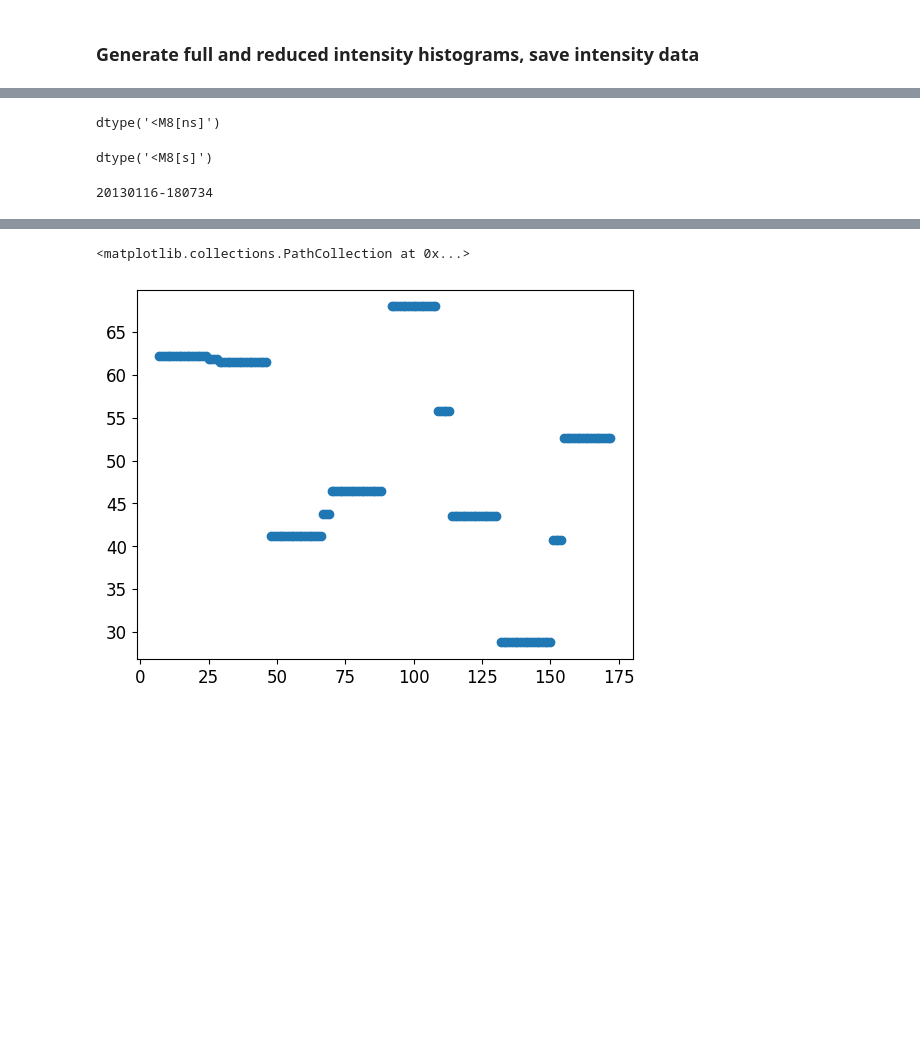
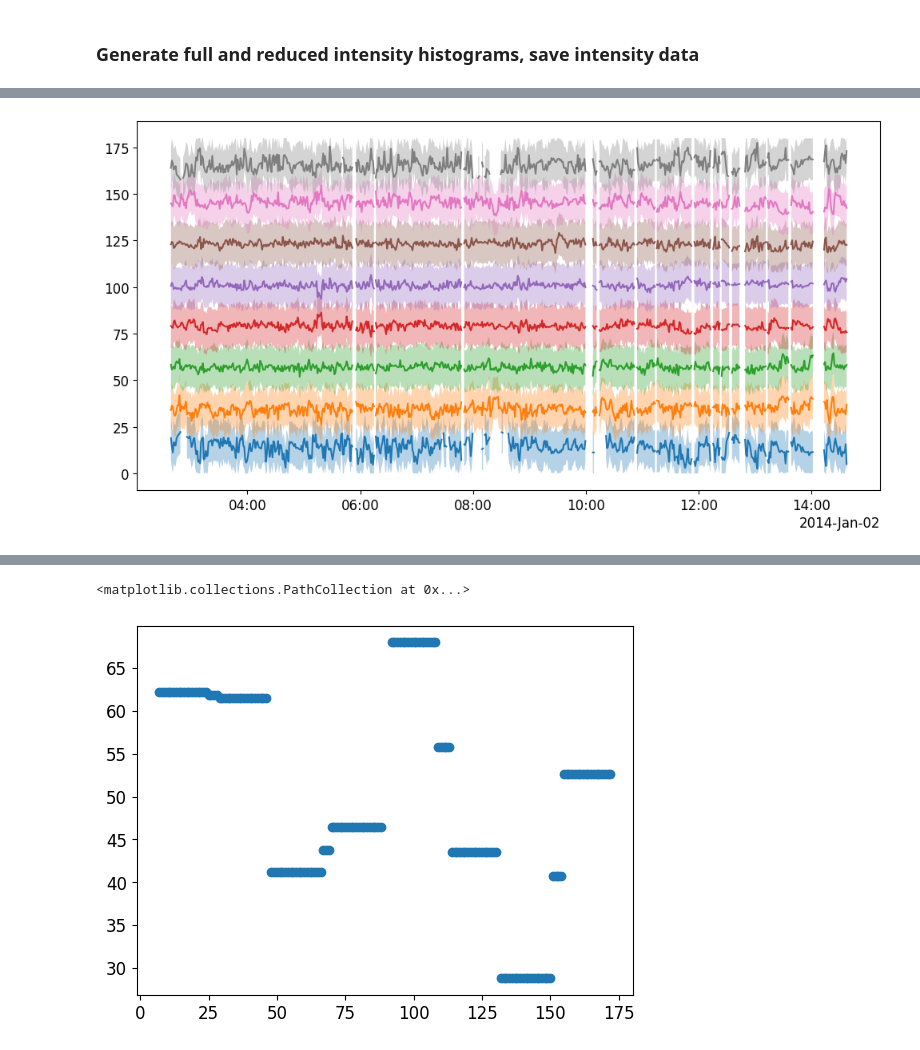
Before and after one commit to ojsant/gradu, a Jupyter notebook: preprocessing.ipynb, the cells around one changed output, grey strips where cells are left out. Saved outputs shown, nothing was run; the diff lists cells and outputs as text; code cells hidden in the pictures; blank space fills up the shorter version.

```diff
--- a/preprocessing.ipynb
+++ b/preprocessing.ipynb
@@ -31,11 +32,10 @@ filehandler = logging.FileHandler(filename="./logs/solo_cov.log", encoding="utf-
 streamhandler = logging.StreamHandler(sys.stdout)
 logging.basicConfig(level=logging.INFO, format='%(asctime)s %(message)s', datefmt='%m/%d/%Y %H:%M:%S', handlers=[filehandler, streamhandler], force=True)
 
-bin_width_deg = 1
+bins = 8
 time_avg_min = 1
-root_path = Path(".")
-data_path = root_path / "data" / "datafiles"
-save_path = Path(".") / "data" / "coverages" / f"{time_avg_min}min_{bin_width_deg}deg"
+data_path = Path("./data/datafiles")
+save_path = Path(f"./data/coverages/{time_avg_min}min_{bins}bins")
 
 data_path.mkdir(exist_ok=True)
 save_path.mkdir(exist_ok=True)
@@ -85,7 +85,8 @@ for i in range(start, max_days):
             df_cov[(direction, "min")] = df[pa_col] - df[pa_sigma_col]
             df_cov[(direction, "max")] = df[pa_col] + df[pa_sigma_col]
 
-        X1, Y1, solo_cov = convert_to_bool_coverage(df_cov, sc=solo, bin_width_deg=bin_width_deg)
+        break
+        X1, Y1, solo_cov = convert_to_bool_coverage(df_cov, sc=solo, bins=bins)
 
         # Generate 2 random 12 hour coverages
 
@@ -94,7 +95,7 @@ for i in range(start, max_days):
             start_dt = (date+dt.timedelta(minutes=random_start*time_avg_min))
             cov = solo_cov[random_start:random_start+12*60//time_avg_min]
             logging.info(f"Generated 12 hr coverage with shape {cov.shape}")
-            np.save(save_path / f"solo_{start_dt.strftime("%Y%m%d_%H%M%S")}_{time_avg_min}min_{bin_width_deg}deg", cov)
+            np.save(save_path / f"solo_{start_dt.strftime("%Y%m%d_%H%M%S")}_{time_avg_min}min_{bins}bins", cov)
 
     except UnboundLocalError:
         logging.info(f"No data was found, skipping...")
@@ -179,15 +265,12 @@ import h5py
-# %%
-wind_event.I_times.to_numpy(dtype='datetime64[ns]').dtype
-# %% [output]
-dtype('<M8[ns]')
-# %%
-arr = np.array([np.datetime64('2019-09-22T17:38:30')])
-arr.dtype
-# %% [output]
-dtype('<M8[s]')
-# %%
-with h5py.File("wind_1min_1deg.h5", "r") as file:
-    for key in file.keys():
-        print(key)
-# %% [output]
-20130116-180734
+# %%
+import matplotlib.pyplot as plt
+def coverage_plot(cov):
+    fig, ax = plt.subplots(figsize=(12, 6))
+
+    for i, sect in enumerate(wind.sectors):
+        plt.plot(cov.index, cov[(sect, "center")])
+        plt.fill_between(cov.index, cov[(sect, "min")], cov[(sect, "max")], alpha=0.33)
+
+coverage_plot(wind_cov)
+# %% [output]
+[figure, added]
```
Also changed, not shown: parts of 17 cells of this notebook, 10 other files.
